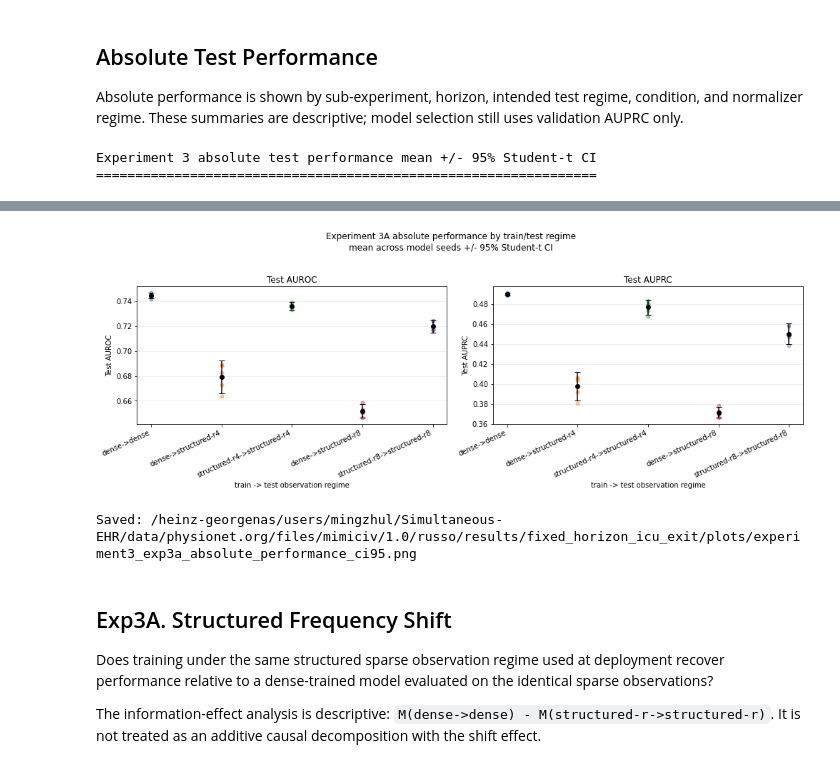
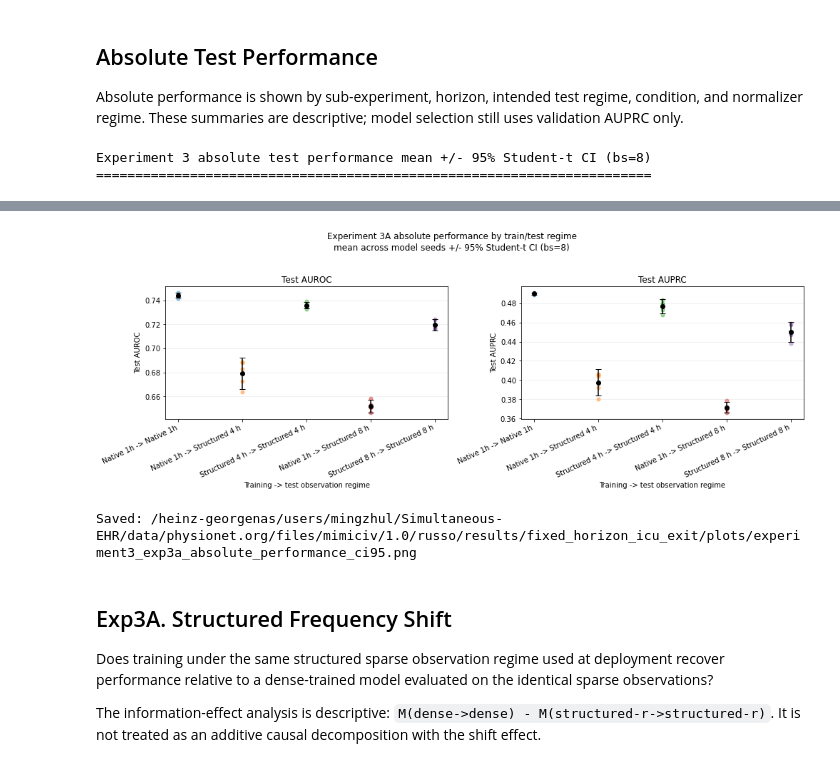
Before and after one commit to Ilovecodingforever/mimic-iv-benchmarks, a Jupyter notebook: visualizers/visualize_exp3_frequency_shift.ipynb, the cells around one changed output, grey strips where cells are left out. Drawn from its saved outputs; the diff is of its cells as text; code cells hidden in the pictures.

Commit message:
visualize update

```diff
--- a/visualizers/visualize_exp3_frequency_shift.ipynb
+++ b/visualizers/visualize_exp3_frequency_shift.ipynb
@@ -958,6 +958,31 @@ show_table("Experiment 3 absolute test performance mean +/- 95% Student-t CI", e
 
 
 
+def exp3_condition_display_label(condition):
+    label = str(condition)
+    replacements = {
+        "dense": "Native 1h",
+        "structured-r4": "Structured 4 h",
+        "structured-r8": "Structured 8 h",
+        "random-r4": "Random matched-count 4 h",
+        "raw-dense": "Raw irregular native",
+        "raw-structured-r4": "Raw irregular structured 4 h",
+        "raw-structured-r8": "Raw irregular structured 8 h",
+    }
+    if "->" in label:
+        left, right = label.split("->", 1)
+        return "{} -> {}".format(replacements.get(left, left), replacements.get(right, right))
+    if " train + train-matched norm" in label:
+        return label.replace("structured-r4 train + train-matched norm", "Structured 4 h training + matched normalizer")
+    if " train + dense norm" in label:
+        return label.replace("structured-r4 train + dense norm", "Structured 4 h training + native normalizer")
+    return replacements.get(label, label)
+
+
+def exp3_interval_label(r):
+    return "{} h".format(int(r))
+
+
 def _exp3a_absolute_panel(ax, plot_rows, metric_col, ylabel):
     summary = summarize_with_t_ci(plot_rows, ["condition"], metric_col)
     order = ["dense->dense", "dense->structured-r4", "structured-r4->structured-r4",
@@ -972,9 +997,9 @@ def _exp3a_absolute_panel(ax, plot_rows, metric_col, ylabel):
         raw = plot_rows[plot_rows["condition"] == condition]
         ax.scatter(np.repeat(i, len(raw)), raw[metric_col].values, alpha=0.45, s=24)
     ax.set_xticks(x)
-    ax.set_xticklabels(summary["condition"].tolist(), rotation=25, ha="right")
+    ax.set_xticklabels([exp3_condition_display_label(x) for x in summary["condition"].tolist()], rotation=25, ha="right")
     ax.set_ylabel(ylabel)
-    ax.set_xlabel("train -> test observation regime")
+    ax.set_xlabel("Training -> test observation regime")
     ax.set_title(ylabel)
     ax.grid(axis="y", alpha=0.25)
 
@@ -991,36 +1016,36 @@ def plot_exp3a_absolute_performance():
     fig, axes = plt.subplots(1, 2, figsize=(14, 5.0), sharey=False)
     _exp3a_absolute_panel(axes[0], plot_rows, "test_auroc", "Test AUROC")
     _exp3a_absolute_panel(axes[1], plot_rows, "test_auprc", "Test AUPRC")
     fig.suptitle(exp3_title("Experiment 3A absolute performance by train/test regime\nmean across model seeds +/- 95% Student-t CI"), y=1.03)
     fig.tight_layout()
     output_path = EXP3_OUTPUT_DIR / output_name
     fig.savefig(output_path, dpi=300, bbox_inches="tight")
     plt.show()
     print("Saved:", output_path)
 
 
 plot_exp3a_absolute_performance()
 # %% [output]
-Experiment 3 absolute test performance mean +/- 95% Student-t CI
-================================================================
+Experiment 3 absolute test performance mean +/- 95% Student-t CI (bs=8)
+=======================================================================
 |  | experiment | horizon | target_r | condition | normalizer_regime | metric | mean | sd | n | ... |
 | 0 | Exp3A Structured frequency shift | 12 | 1 | dense->dense | train_matched | test_auroc | 0.744341 | 0.001849 | 5 | ... |
 | 1 | Exp3A Structured frequency shift | 12 | 4 | dense->structured-r4 | train_matched | test_auroc | 0.679189 | 0.010704 | 5 | ... |
 | 2 | Exp3A Structured frequency shift | 12 | 4 | structured-r4->structured-r4 | train_matched | test_auroc | 0.736053 | 0.002377 | 5 | ... |
 | 3 | Exp3A Structured frequency shift | 12 | 8 | dense->structured-r8 | train_matched | test_auroc | 0.651799 | 0.004316 | 5 | ... |
 | 4 | Exp3A Structured frequency shift | 12 | 8 | structured-r8->structured-r8 | train_matched | test_auroc | 0.719811 | 0.003929 | 5 | ... |
 | 5 | Exp3B Normalizer control | 12 | 4 | structured-r4 train + dense norm | dense | test_auroc | 0.735366 | 0.001682 | 5 | ... |
 | 6 | Exp3B Normalizer control | 12 | 4 | structured-r4 train + train-match... | train_matched | test_auroc | 0.736053 | 0.002377 | 5 | ... |
 | 7 | Exp3C Random-matched frequency shift | 12 | 4 | dense->random-r4 | train_matched | test_auroc | 0.698035 | 0.006318 | 5 | ... |
 | 8 | Exp3C Random-matched frequency shift | 12 | 4 | random-r4->random-r4 | train_matched | test_auroc | 0.717398 | 0.002744 | 5 | ... |
 | 9 | Exp3D Horizon replication | 96 | 4 | dense->structured-r4 | train_matched | test_auroc | 0.711905 | 0.005184 | 5 | ... |
 | ... | ... | ... | ... | ... | ... | ... | ... | ... | ... | ... |
 | 28 | Exp3B Normalizer control | 12 | 4 | structured-r4 train + train-match... | train_matched | test_brier | 0.164631 | 0.000666 | 5 | ... |
 | 29 | Exp3C Random-matched frequency shift | 12 | 4 | dense->random-r4 | train_matched | test_brier | 0.174881 | 0.002325 | 5 | ... |
 | 30 | Exp3C Random-matched frequency shift | 12 | 4 | random-r4->random-r4 | train_matched | test_brier | 0.169695 | 0.000741 | 5 | ... |
 | 31 | Exp3D Horizon replication | 96 | 4 | dense->structured-r4 | train_matched | test_brier | 0.135649 | 0.001208 | 5 | ... |
 | 32 | Exp3D Horizon replication | 96 | 4 | structured-r4->structured-r4 | train_matched | test_brier | 0.131695 | 0.000534 | 5 | ... |
-[figure, old version]
+[figure, new version]
 Saved: /heinz-georgenas/users/mingzhul/Simultaneous-EHR/data/physionet.org/files/mimiciv/1.0/russo/results/fixed_horizon_icu_exit/plots/experiment3_exp3a_absolute_performance_ci95.png
 # %% [markdown]
 ## Exp3A. Structured Frequency Shift
```
Also changed, not shown: parts of 7 cells of this notebook, 5 other files.
